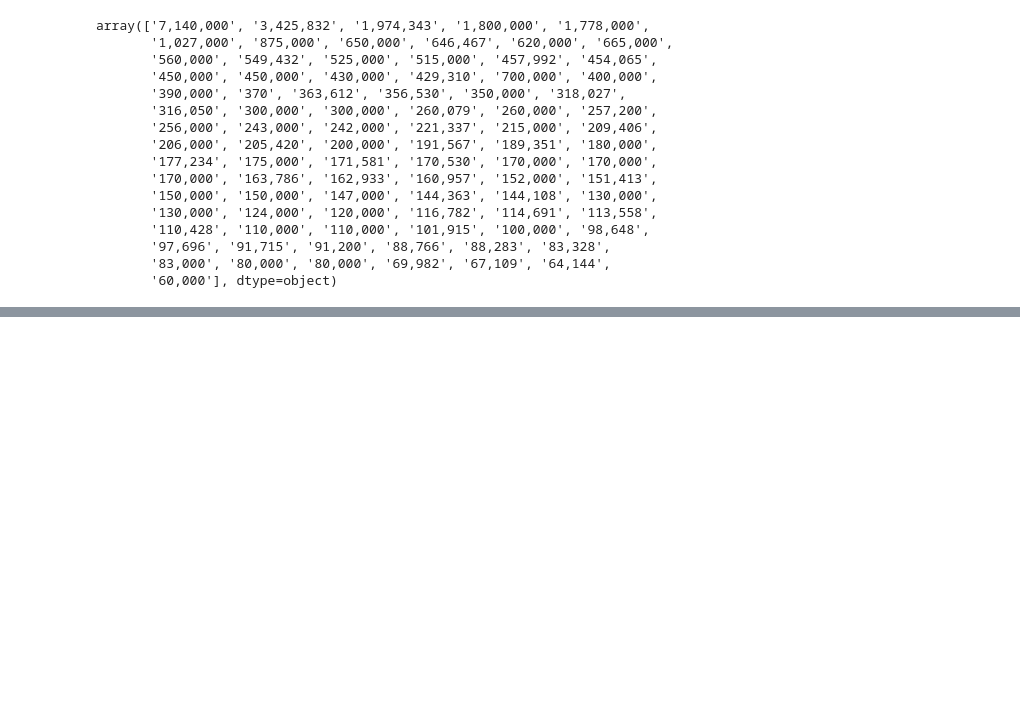
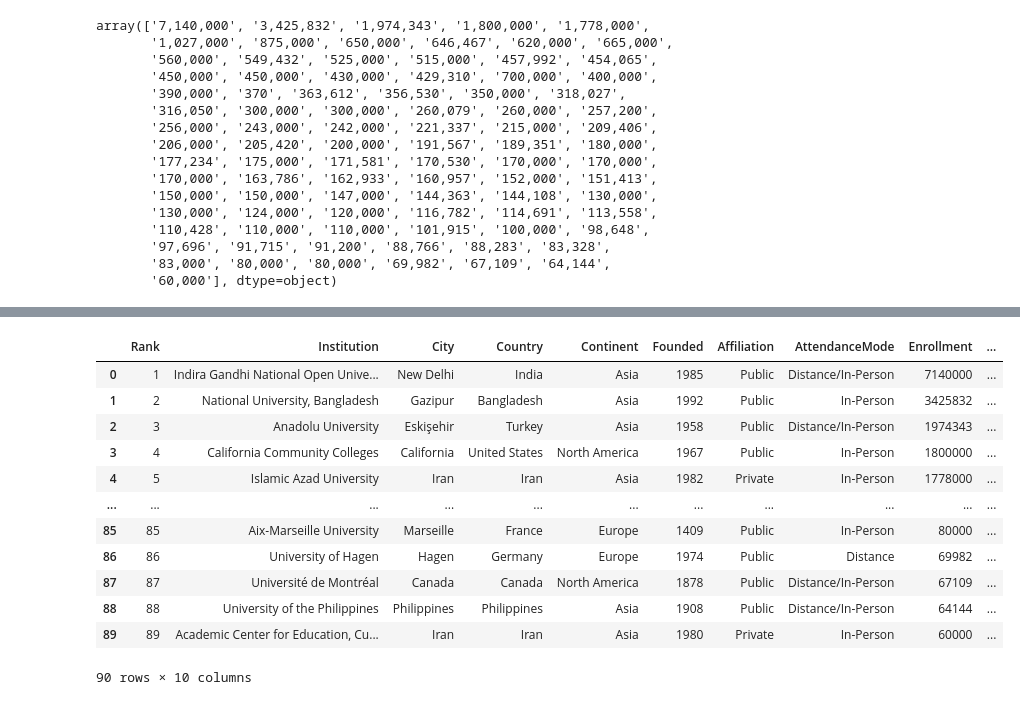
Before and after one commit to chiamakauzodike/ade-data-scraping, a Jupyter notebook: cleaning.ipynb, the cells around one changed output, grey strips where cells are left out. Cells and saved outputs as stored; diff of their text form; code cells hidden in the pictures; blank space fills up the shorter version.

```diff
--- a/cleaning.ipynb
+++ b/cleaning.ipynb
@@ -186 +186,36 @@ df
 90 rows × 9 columns
+# %%
+# Split Location into City and Country
+df[["City", "Country"]] = df["Location"].str.split(",", n=1, expand=True)
+
+# Clean and fill empty countries with city value
+df["Country"] = df["Country"].fillna(df["City"]).str.strip()
+df["City"] = df["City"].str.strip()
+
+# Drop original Location column
+df = df.drop(columns=["Location"])
+
+# Reorder columns: insert City and Country after second column (index 2)
+cols = df.columns.tolist()
+# Remove City and Country so we can re-insert at desired location
+cols.remove("City")
+cols.remove("Country")
+# Insert City and Country at index 2 and 3
+cols[2:2] = ["City", "Country"]
+df = df[cols]
+# %%
+df
+# %% [output]
+|  | Rank | Institution | City | Country | Continent | Founded | Affiliation | AttendanceMode | Enrollment | ... |
+| 0 | 1 | Indira Gandhi National Open Unive... | New Delhi | India | Asia | 1985 | Public | Distance/In-Person | 7140000 | ... |
+| 1 | 2 | National University, Bangladesh | Gazipur | Bangladesh | Asia | 1992 | Public | In-Person | 3425832 | ... |
+| 2 | 3 | Anadolu University | Eskişehir | Turkey | Asia | 1958 | Public | Distance/In-Person | 1974343 | ... |
+| 3 | 4 | California Community Colleges | California | United States | North America | 1967 | Public | In-Person | 1800000 | ... |
+| 4 | 5 | Islamic Azad University | Iran | Iran | Asia | 1982 | Private | In-Person | 1778000 | ... |
+| ... | ... | ... | ... | ... | ... | ... | ... | ... | ... | ... |
+| 85 | 85 | Aix-Marseille University | Marseille | France | Europe | 1409 | Public | In-Person | 80000 | ... |
+| 86 | 86 | University of Hagen | Hagen | Germany | Europe | 1974 | Public | Distance | 69982 | ... |
+| 87 | 87 | Université de Montréal | Canada | Canada | North America | 1878 | Public | Distance/In-Person | 67109 | ... |
+| 88 | 88 | University of the Philippines | Philippines | Philippines | Asia | 1908 | Public | Distance/In-Person | 64144 | ... |
+| 89 | 89 | Academic Center for Education, Cu... | Iran | Iran | Asia | 1980 | Private | In-Person | 60000 | ... |
+90 rows × 10 columns
```
Also changed, not shown: parts of 8 cells of this notebook, 12 other files.
